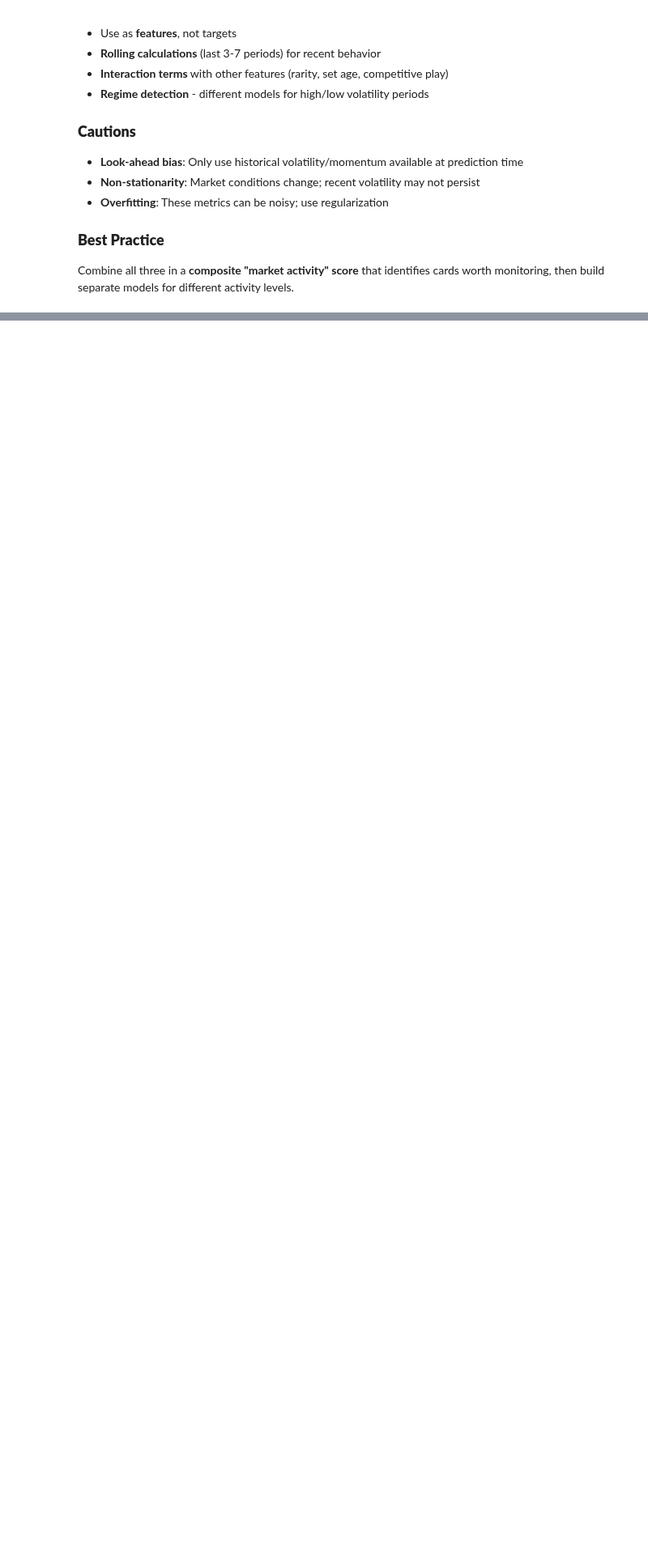
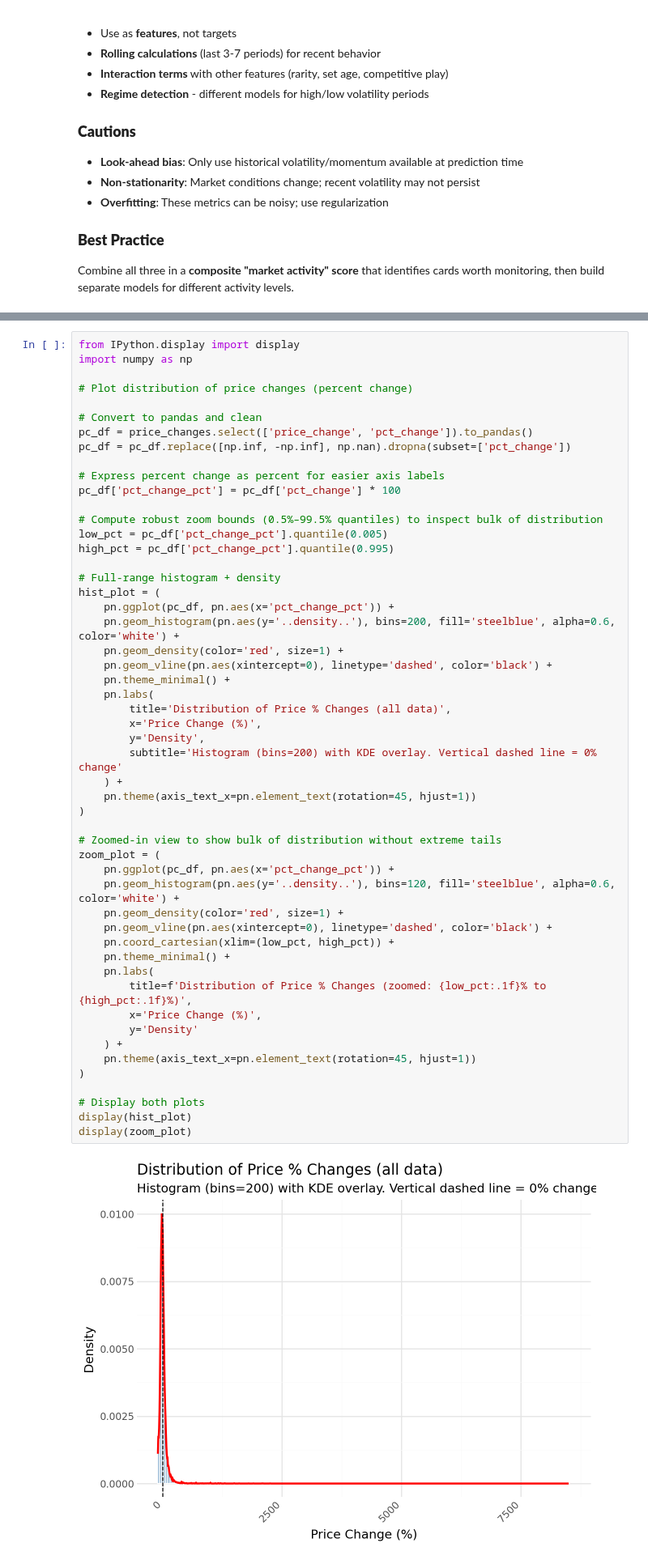
Before and after one commit to mlchrzan/Heart-of-the-Cards, a Jupyter notebook: Code/playground.ipynb, the cells around one changed output, grey strips where cells are left out. Shown at 81% size. Saved outputs shown, nothing was run; the diff lists cells and outputs as text; blank space fills up the shorter version.

```diff
--- a/Code/playground.ipynb
+++ b/Code/playground.ipynb
@@ -701,0 +757,54 @@ Combine all three in a **composite "market activity" score** that identifies car
+# %%
+from IPython.display import display
+import numpy as np
+
+# Plot distribution of price changes (percent change)
+
+# Convert to pandas and clean
+pc_df = price_changes.select(['price_change', 'pct_change']).to_pandas()
+pc_df = pc_df.replace([np.inf, -np.inf], np.nan).dropna(subset=['pct_change'])
+
+# Express percent change as percent for easier axis labels
+pc_df['pct_change_pct'] = pc_df['pct_change'] * 100
+
+# Compute robust zoom bounds (0.5%–99.5% quantiles) to inspect bulk of distribution
+low_pct = pc_df['pct_change_pct'].quantile(0.005)
+high_pct = pc_df['pct_change_pct'].quantile(0.995)
+
+# Full-range histogram + density
+hist_plot = (
+    pn.ggplot(pc_df, pn.aes(x='pct_change_pct')) +
+    pn.geom_histogram(pn.aes(y='..density..'), bins=200, fill='steelblue', alpha=0.6, color='white') +
+    pn.geom_density(color='red', size=1) +
+    pn.geom_vline(pn.aes(xintercept=0), linetype='dashed', color='black') +
+    pn.theme_minimal() +
+    pn.labs(
+        title='Distribution of Price % Changes (all data)',
+        x='Price Change (%)',
+        y='Density',
+        subtitle='Histogram (bins=200) with KDE overlay. Vertical dashed line = 0% change'
+    ) +
+    pn.theme(axis_text_x=pn.element_text(rotation=45, hjust=1))
+)
+
+# Zoomed-in view to show bulk of distribution without extreme tails
+zoom_plot = (
+    pn.ggplot(pc_df, pn.aes(x='pct_change_pct')) +
+    pn.geom_histogram(pn.aes(y='..density..'), bins=120, fill='steelblue', alpha=0.6, color='white') +
+    pn.geom_density(color='red', size=1) +
+    pn.geom_vline(pn.aes(xintercept=0), linetype='dashed', color='black') +
+    pn.coord_cartesian(xlim=(low_pct, high_pct)) +
+    pn.theme_minimal() +
+    pn.labs(
+        title=f'Distribution of Price % Changes (zoomed: {low_pct:.1f}% to {high_pct:.1f}%)',
+        x='Price Change (%)',
+        y='Density'
+    ) +
+    pn.theme(axis_text_x=pn.element_text(rotation=45, hjust=1))
+)
+
+# Display both plots
+display(hist_plot)
+display(zoom_plot)
+# %% [output]
+[figure, added]
```
Also changed, not shown: parts of 8 cells of this notebook, 2 other files.
